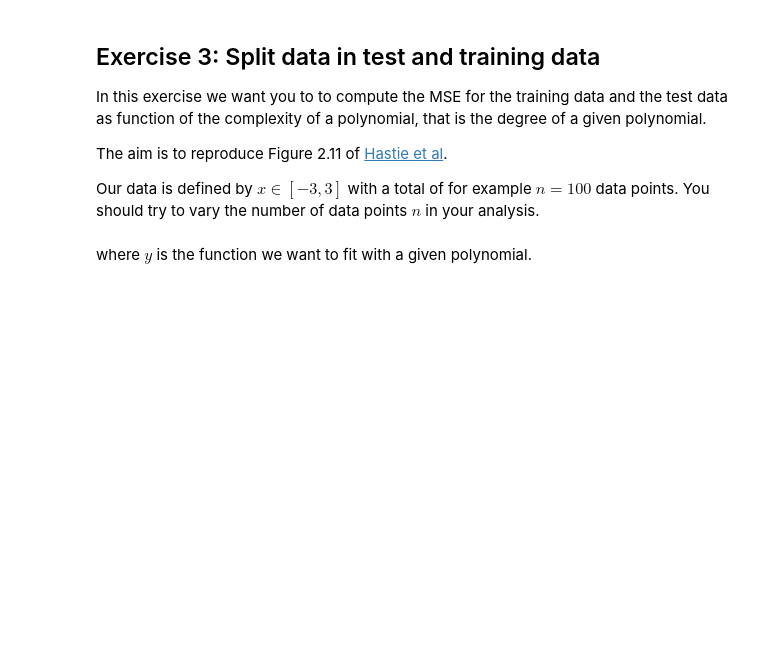
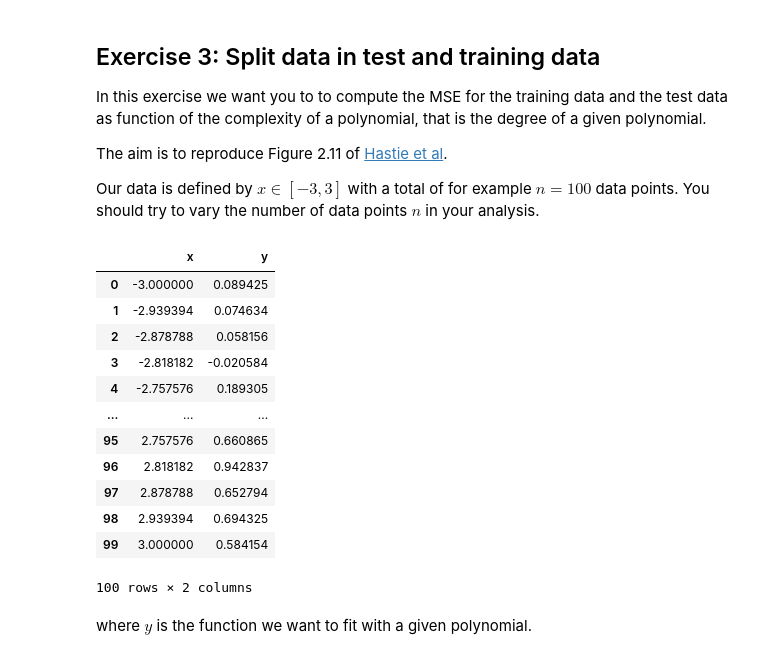
Before and after one commit to ericludvigs/MachineLearning, a Jupyter notebook: work/exercise_34.ipynb, the cells around one changed output. Drawn from its saved outputs; the diff is of its cells as text; code cells hidden in the pictures; blank space fills up the shorter version.

```diff
--- a/work/exercise_34.ipynb
+++ b/work/exercise_34.ipynb
@@ -302,9 +302,27 @@ Our data is defined by $x\in [-3,3]$ with a total of for example $n=100$ data po
 # %%
 np.random.seed()
 n = 100
 # Make data set.
 x = np.linspace(-3, 3, n).reshape(-1, 1)
 y = np.exp(-x**2) + 1.5 * np.exp(-(x-2)**2)+ np.random.normal(0, 0.1, x.shape)
+
+# fancier display than numpy print
+results_frame = pd.DataFrame({"x":x.flatten(), "y":y.flatten()})
+display(results_frame)
+# %% [output]
+|  | x | y |
+| 0 | -3.000000 | 0.089425 |
+| 1 | -2.939394 | 0.074634 |
+| 2 | -2.878788 | 0.058156 |
+| 3 | -2.818182 | -0.020584 |
+| 4 | -2.757576 | 0.189305 |
+| ... | ... | ... |
+| 95 | 2.757576 | 0.660865 |
+| 96 | 2.818182 | 0.942837 |
+| 97 | 2.878788 | 0.652794 |
+| 98 | 2.939394 | 0.694325 |
+| 99 | 3.000000 | 0.584154 |
+100 rows × 2 columns
 # %% [markdown]
 where $y$ is the function we want to fit with a given polynomial.
 # %% [markdown]
```
Also changed, not shown: parts of 11 cells of this notebook.
